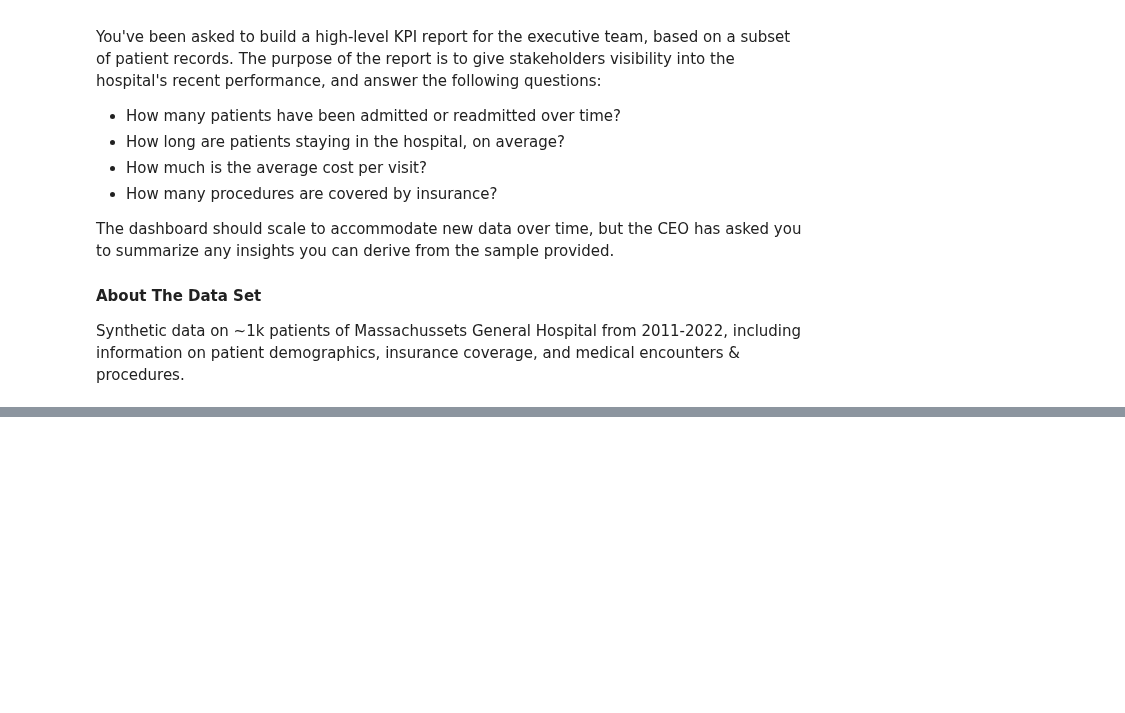
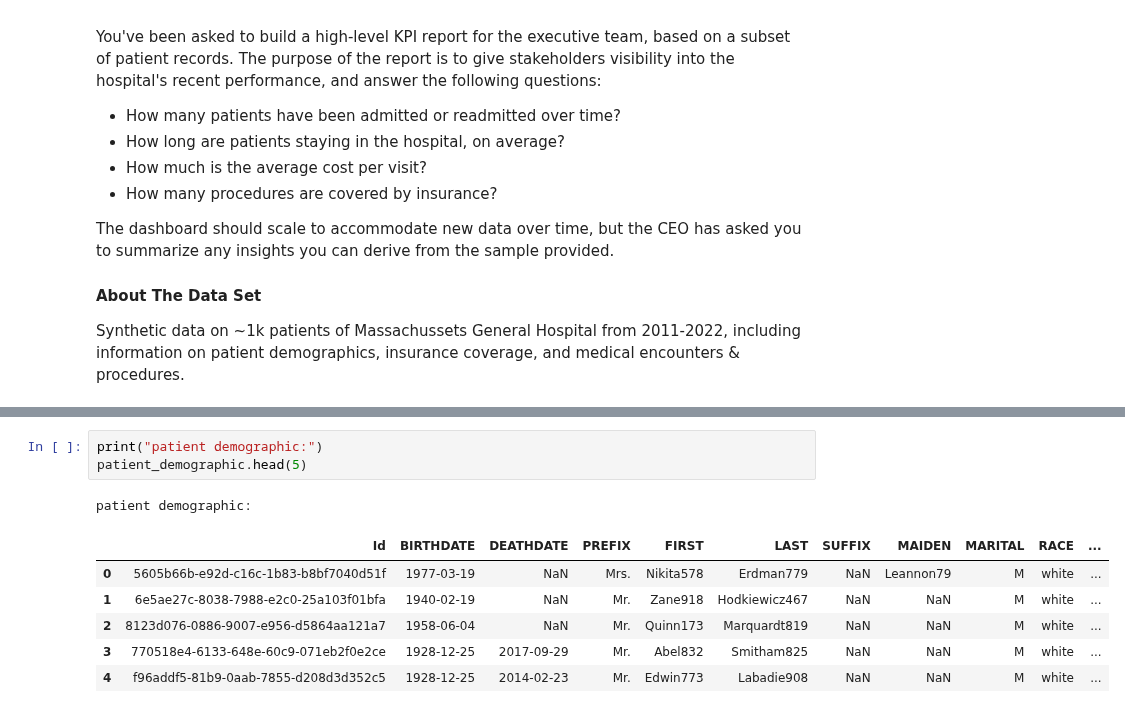
Before and after one commit to Akshay-Paunikar/Maven_Analytics_Challenges, a Jupyter notebook: Hospital_Patient_Records_Challenge/Maven_Hospital_Challenge.ipynb, the cells around one changed output, grey strips where cells are left out. Drawn from its saved outputs; the diff is of its cells as text; blank space fills up the shorter version.

```diff
--- a/Hospital_Patient_Records_Challenge/Maven_Hospital_Challenge.ipynb
+++ b/Hospital_Patient_Records_Challenge/Maven_Hospital_Challenge.ipynb
@@ -32,0 +68,11 @@ operating_procedures = pd.read_csv("procedures.csv")
+# %%
+print("patient demographic:")
+patient_demographic.head(5)
+# %% [output]
+patient demographic:
+|  | Id | BIRTHDATE | DEATHDATE | PREFIX | FIRST | LAST | SUFFIX | MAIDEN | MARITAL | RACE | ... |
+| 0 | 5605b66b-e92d-c16c-1b83-b8bf7040d51f | 1977-03-19 | NaN | Mrs. | Nikita578 | Erdman779 | NaN | Leannon79 | M | white | ... |
+| 1 | 6e5ae27c-8038-7988-e2c0-25a103f01bfa | 1940-02-19 | NaN | Mr. | Zane918 | Hodkiewicz467 | NaN | NaN | M | white | ... |
+| 2 | 8123d076-0886-9007-e956-d5864aa121a7 | 1958-06-04 | NaN | Mr. | Quinn173 | Marquardt819 | NaN | NaN | M | white | ... |
+| 3 | 770518e4-6133-648e-60c9-071eb2f0e2ce | 1928-12-25 | 2017-09-29 | Mr. | Abel832 | Smitham825 | NaN | NaN | M | white | ... |
+| 4 | f96addf5-81b9-0aab-7855-d208d3d352c5 | 1928-12-25 | 2014-02-23 | Mr. | Edwin773 | Labadie908 | NaN | NaN | M | white | ... |
```
Also changed, not shown: parts of 21 cells of this notebook.
